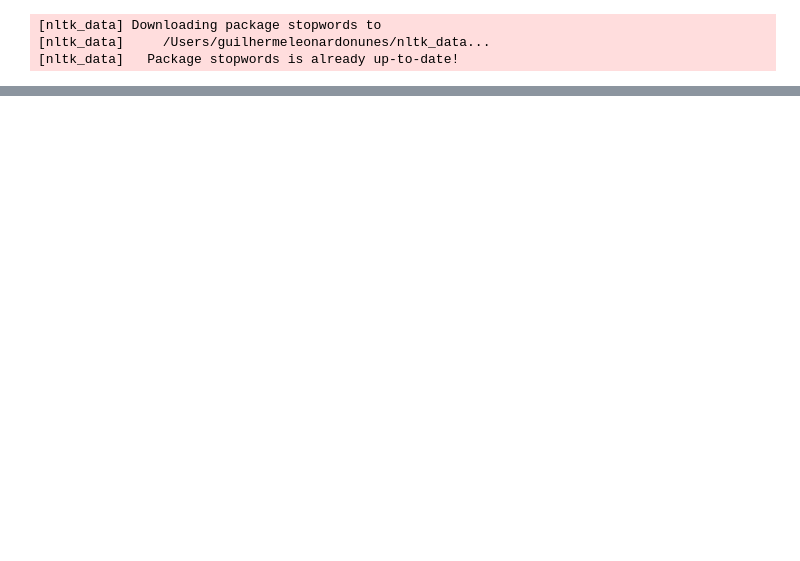
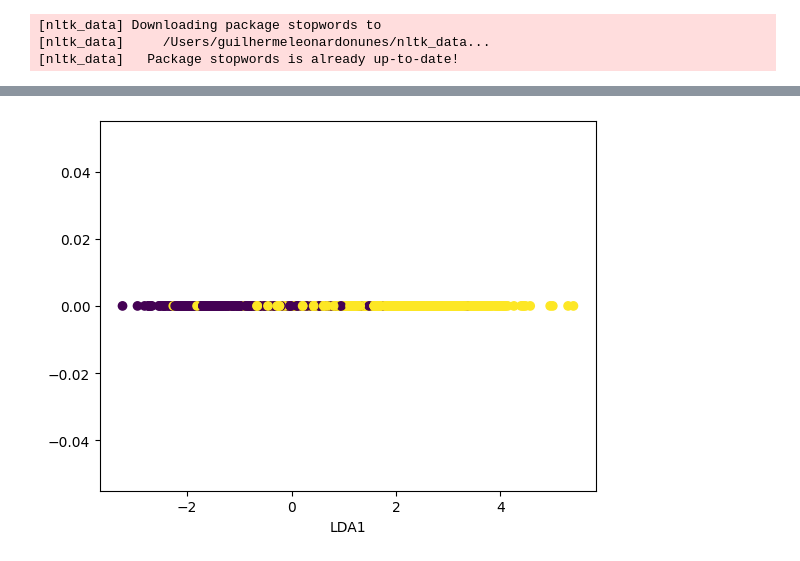
Before and after one commit to GUILN/reconhecimento_de_padroes_em_estatistica_t2, a Jupyter notebook: notebooks/twitter_disaster_analysis.ipynb, the cells around one changed output, grey strips where cells are left out. Saved outputs shown, nothing was run; the diff lists cells and outputs as text; code cells hidden in the pictures; blank space fills up the shorter version.

```diff
--- a/notebooks/twitter_disaster_analysis.ipynb
+++ b/notebooks/twitter_disaster_analysis.ipynb
@@ -103,0 +213,13 @@ plt.show()
+# %%
+# apply LDA to most correlated features
+from sklearn.discriminant_analysis import LinearDiscriminantAnalysis
+lda = LinearDiscriminantAnalysis(n_components=1)
+X_lda = lda.fit_transform(df_features[relevant_features.index], df_features.target)
+
+# plot LDA
+import matplotlib.pyplot as plt
+plt.scatter(X_lda, [0]*len(X_lda), c=df_features.target)
+plt.xlabel("LDA1")
+plt.show()
+# %% [output]
+[figure, added]
```
Also changed, not shown: parts of 40 cells of this notebook, 2 other files.
